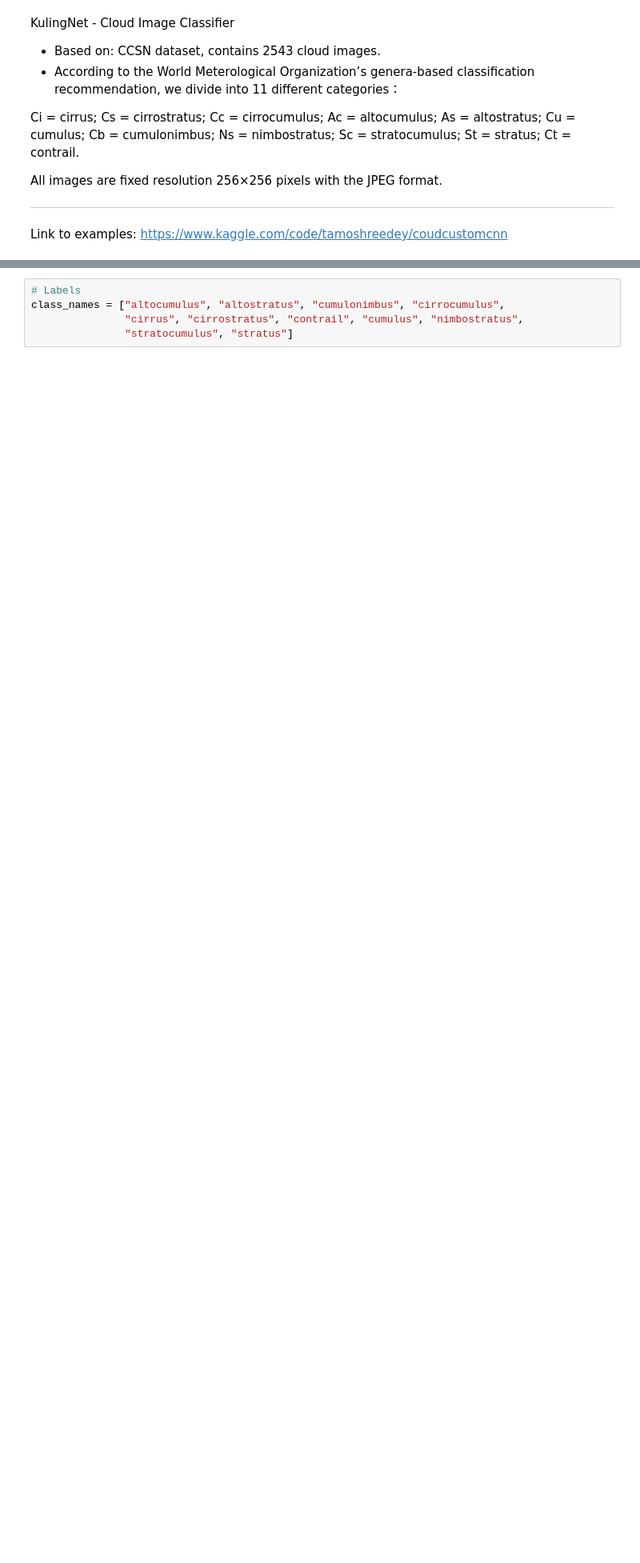
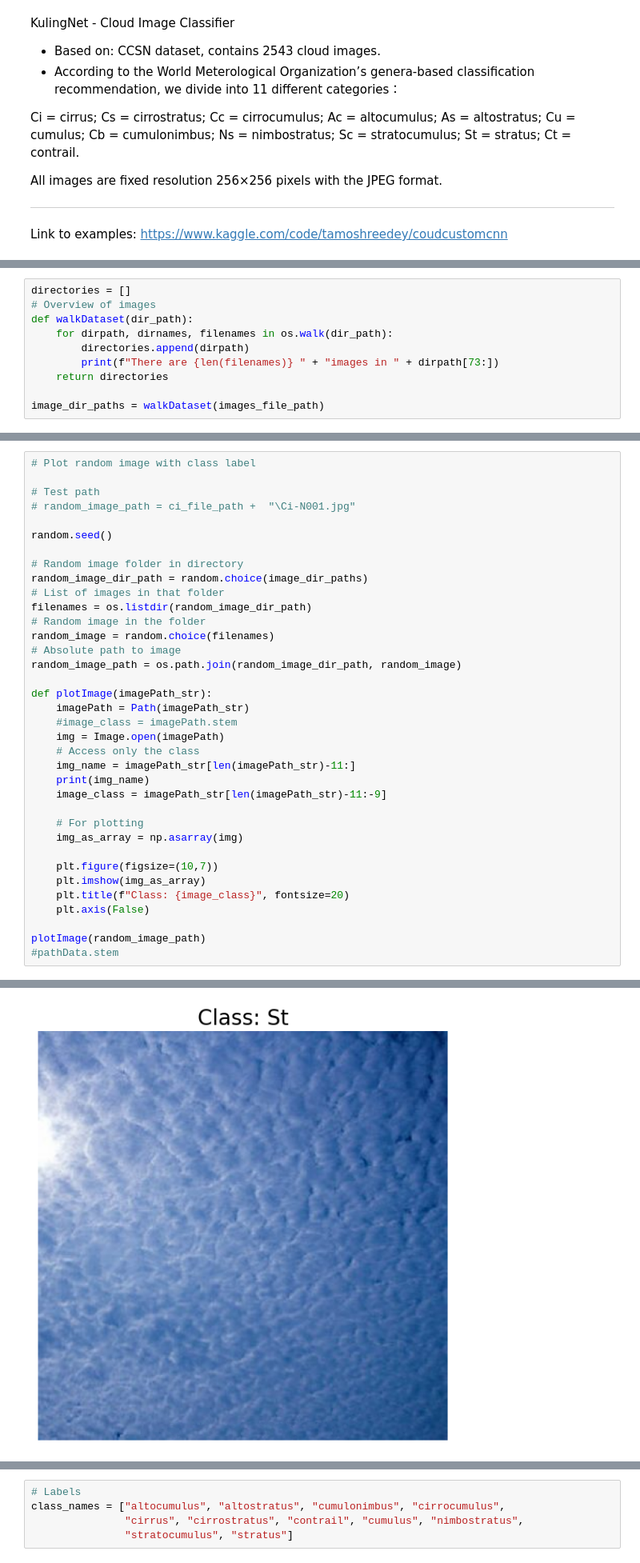
Before and after one commit to ThomasM31/KulingNet, a Jupyter notebook: KulingNet1.0.ipynb, the cells around one changed output, grey strips where cells are left out. Shown: that part at 80% size. Saved outputs shown, nothing was run; the diff lists cells and outputs as text; blank space fills up the shorter version.

```diff
--- a/KulingNet1.0.ipynb
+++ b/KulingNet1.0.ipynb
@@ -63,0 +69,10 @@ Root filepath: c:\Users\Admin\Documents\Chalmers\Programmering\KulingNet\CCSN_Im
+# %%
+directories = []
+# Overview of images
+def walkDataset(dir_path):
+    for dirpath, dirnames, filenames in os.walk(dir_path):
+        directories.append(dirpath)
+        print(f"There are {len(filenames)} " + "images in " + dirpath[73:])
+    return directories
+
+image_dir_paths = walkDataset(images_file_path)
@@ -63,0 +92,37 @@ Root filepath: c:\Users\Admin\Documents\Chalmers\Programmering\KulingNet\CCSN_Im
+# %%
+# Plot random image with class label
+
+# Test path
+# random_image_path = ci_file_path +  "\Ci-N001.jpg"
+
+random.seed()
+
+# Random image folder in directory
+random_image_dir_path = random.choice(image_dir_paths)
+# List of images in that folder
+filenames = os.listdir(random_image_dir_path)
+# Random image in the folder
+random_image = random.choice(filenames)
+# Absolute path to image
+random_image_path = os.path.join(random_image_dir_path, random_image)
+
+def plotImage(imagePath_str):
+    imagePath = Path(imagePath_str)
+    #image_class = imagePath.stem
+    img = Image.open(imagePath)
+    # Access only the class
+    img_name = imagePath_str[len(imagePath_str)-11:]
+    print(img_name)
+    image_class = imagePath_str[len(imagePath_str)-11:-9]
+
+    # For plotting
+    img_as_array = np.asarray(img)
+
+    plt.figure(figsize=(10,7))
+    plt.imshow(img_as_array)
+    plt.title(f"Class: {image_class}", fontsize=20)
+    plt.axis(False)
+
+plotImage(random_image_path)
+#pathData.stem
+# %% [output]
@@ -64,3 +134,4 @@ Root filepath: c:\Users\Admin\Documents\Chalmers\Programmering\KulingNet\CCSN_Im
+[figure, added]
 # %%
 # Tensor ~ vector (array of components)
 # Compose allows for list of several transformations simultanously
```
Also changed, not shown: parts of 9 cells of this notebook.
